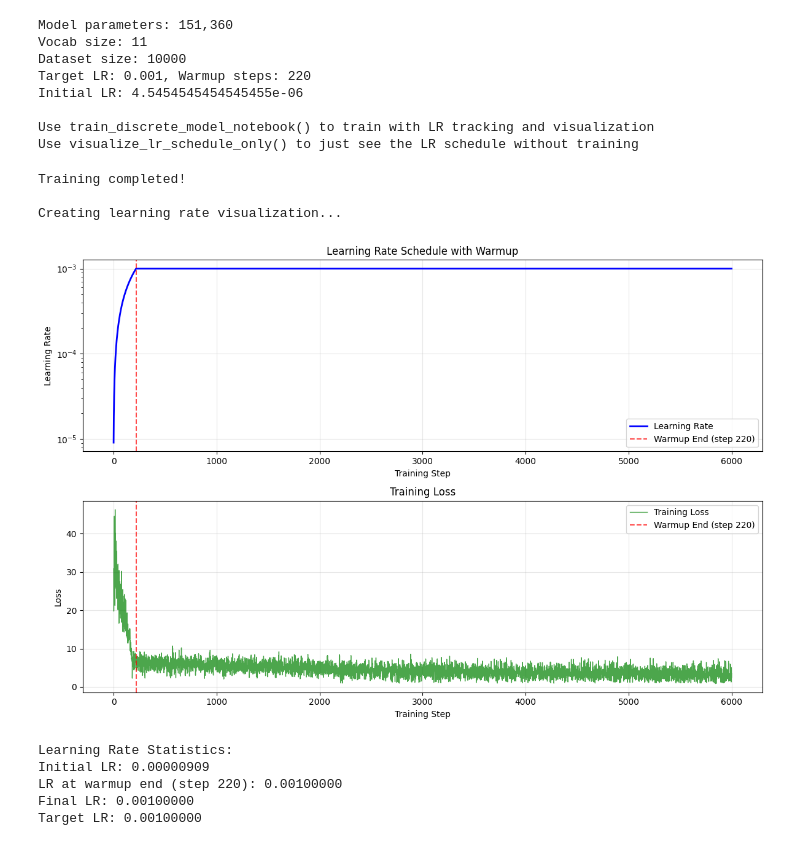
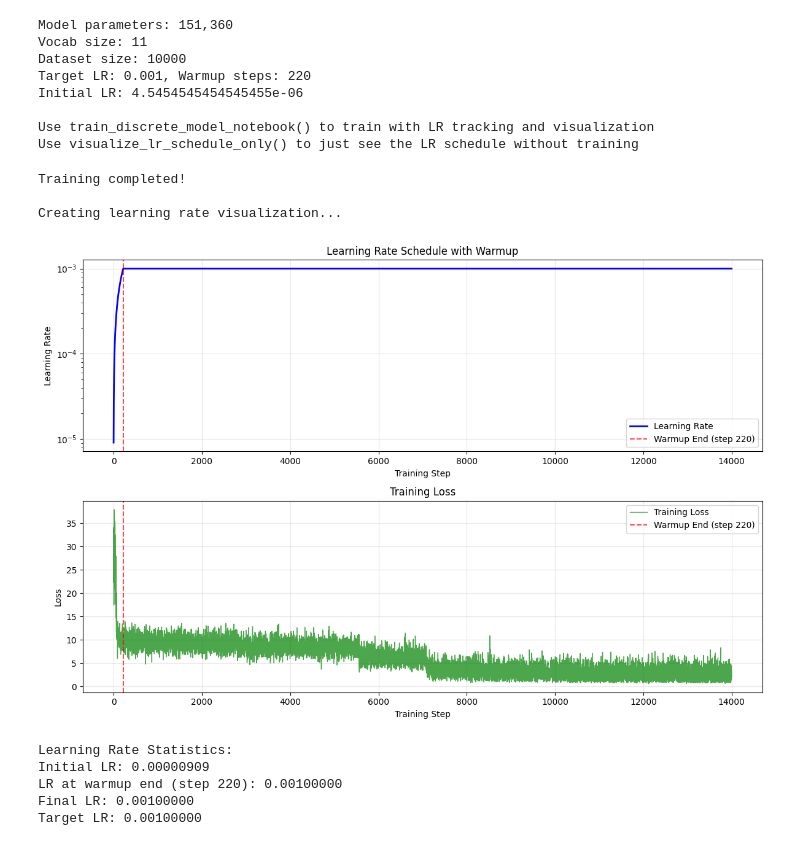
Before and after one commit to johng149/BayesianFlowNet, a Jupyter notebook: exp/learned_beta.ipynb, the cells around one changed output. Saved outputs shown, nothing was run; the diff lists cells and outputs as text; code cells hidden in the pictures.

```diff
--- a/exp/learned_beta.ipynb
+++ b/exp/learned_beta.ipynb
@@ -542,12 +538,12 @@ Use train_discrete_model_notebook() to train with LR tracking and visualization
 Use visualize_lr_schedule_only() to just see the LR schedule without training
 # %%
 # Start training
-train_discrete_model_notebook(num_epochs=4000)
+train_discrete_model_notebook(num_epochs=10_000)
 # %% [output]
 Training completed!
 
 Creating learning rate visualization...
-[figure, old version]
+[figure, new version]
 Learning Rate Statistics:
 Initial LR: 0.00000909
 LR at warmup end (step 220): 0.00100000
```
Also changed, not shown: parts of 2 cells of this notebook.
